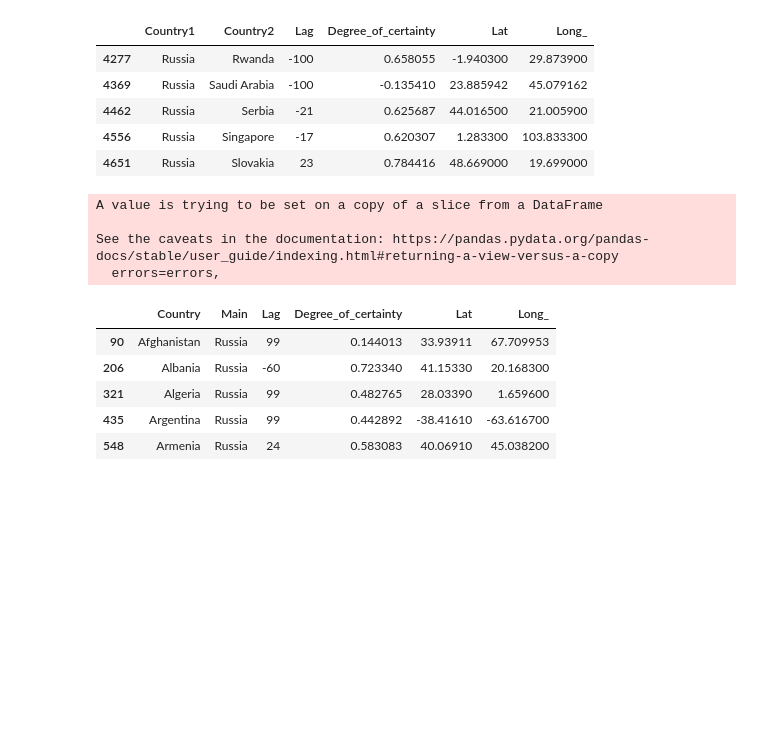
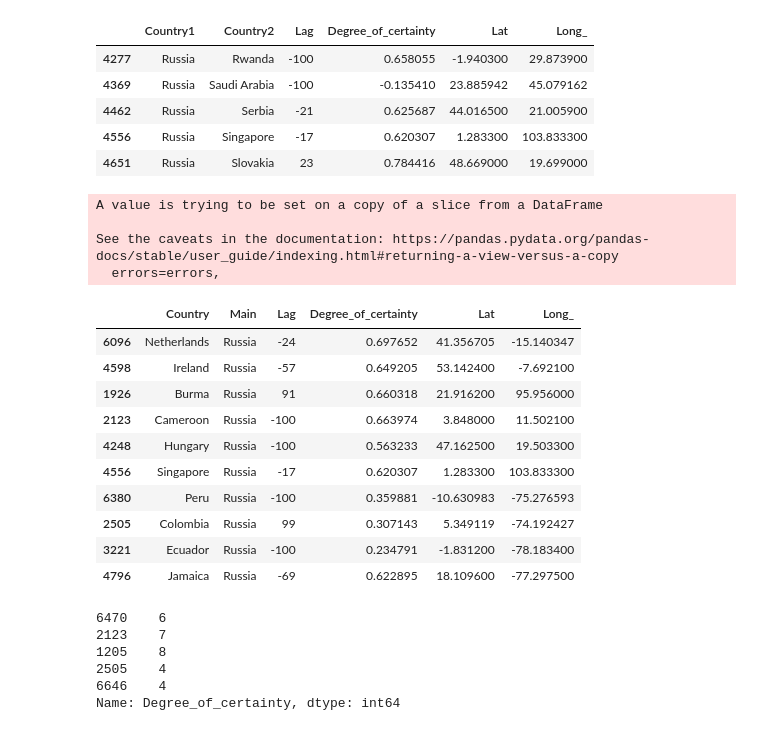
Before and after one commit to comptech-winter-school/covid19-prediction, a Jupyter notebook: Create_Vizual_Ds.ipynb, the cells around one changed output. Saved outputs shown, nothing was run; the diff lists cells and outputs as text; code cells hidden in the pictures; blank space fills up the shorter version.

```diff
--- a/Create_Vizual_Ds.ipynb
+++ b/Create_Vizual_Ds.ipynb
@@ -3,5 +3,6 @@
 # %%
 import pandas as pd
 # %%
+Country="Russia"
 ALL_DATA = "https://raw.githubusercontent.com/AntonioWanderer/covid19-prediction/visualization/graph.csv"
-COORDS="https://raw.githubusercontent.com/AntonioWanderer/covid19-prediction/visualization/coords.csv"
+COORDS="https://raw.githubusercontent.com/comptech-winter-school/covid19-prediction/visualization/coords.csv"
@@ -32,7 +28,7 @@ coords.head()
 | 4 | 4 | Angola | 97812.0 | -11.20270 | 17.873900 |
 # %%
 countries1 = df.merge(coords, left_on="Country1", right_on="Country_Region", how="inner").drop(["Confirmed", "Country_Region","Unnamed: 0"], axis=1)
-rus1=countries1[countries1["Country2"] == "Russia"]
+rus1=countries1[countries1["Country2"] == Country]
 rus1.head()
 # %% [output]
 |  | Country1 | Country2 | Lag | Degree_of_certainty | Lat | Long_ |
@@ -43,7 +39,7 @@ rus1.head()
 | 548 | Armenia | Russia | 24 | 0.583083 | 40.06910 | 45.038200 |
 # %%
 countries2 = df.merge(coords, left_on="Country2", right_on="Country_Region", how="inner").drop(["Confirmed", "Country_Region","Unnamed: 0"], axis=1)
-rus2=countries2[countries2["Country1"] == "Russia"]
+rus2=countries2[countries2["Country1"] == Country]
 rus2.head()
 # %% [output]
 |  | Country1 | Country2 | Lag | Degree_of_certainty | Lat | Long_ |
@@ -53,19 +49,23 @@ rus2.head()
 | 4556 | Russia | Singapore | -17 | 0.620307 | 1.283300 | 103.833300 |
 | 4651 | Russia | Slovakia | 23 | 0.784416 | 48.669000 | 19.699000 |
 # %%
-#rus1.reindex(columns=['Country2','Country1','Lag','Degree_of_certainty','Lat','Long_'])
 rus1.rename(columns={'Country1':'Country','Country2':'Main'},inplace=True)
 rus2.rename(columns={'Country2':'Country','Country1':'Main'},inplace=True)
 Country_list=pd.concat([rus1,rus2],axis=0)
-Country_list.head()
+Country_list.sample(10)
 # %% [output]
 A value is trying to be set on a copy of a slice from a DataFrame
 
 See the caveats in the documentation: https://pandas.pydata.org/pandas-docs/stable/user_guide/indexing.html#returning-a-view-versus-a-copy
   errors=errors,
 |  | Country | Main | Lag | Degree_of_certainty | Lat | Long_ |
-| 90 | Afghanistan | Russia | 99 | 0.144013 | 33.93911 | 67.709953 |
-| 206 | Albania | Russia | -60 | 0.723340 | 41.15330 | 20.168300 |
-| 321 | Algeria | Russia | 99 | 0.482765 | 28.03390 | 1.659600 |
-| 435 | Argentina | Russia | 99 | 0.442892 | -38.41610 | -63.616700 |
-| 548 | Armenia | Russia | 24 | 0.583083 | 40.06910 | 45.038200 |
+| 6096 | Netherlands | Russia | -24 | 0.697652 | 41.356705 | -15.140347 |
+| 4598 | Ireland | Russia | -57 | 0.649205 | 53.142400 | -7.692100 |
+| 1926 | Burma | Russia | 91 | 0.660318 | 21.916200 | 95.956000 |
+| 2123 | Cameroon | Russia | -100 | 0.663974 | 3.848000 | 11.502100 |
+| 4248 | Hungary | Russia | -100 | 0.563233 | 47.162500 | 19.503300 |
+| 4556 | Singapore | Russia | -17 | 0.620307 | 1.283300 | 103.833300 |
+| 6380 | Peru | Russia | -100 | 0.359881 | -10.630983 | -75.276593 |
+| 2505 | Colombia | Russia | 99 | 0.307143 | 5.349119 | -74.192427 |
+| 3221 | Ecuador | Russia | -100 | 0.234791 | -1.831200 | -78.183400 |
+| 4796 | Jamaica | Russia | -69 | 0.622895 | 18.109600 | -77.297500 |
@@ -74,0 +72,12 @@ rus1.to_csv('Rus_Top.csv')
+# %%
+Country_list.loc[Country_list['Degree_of_certainty'] < 0,'Degree_of_certainty'] = 0
+
+Country_list['Degree_of_certainty'] = (Country_list['Degree_of_certainty']*9 + 1).apply(round)
+Country_list['Degree_of_certainty'].sample(5)
+# %% [output]
+6470    6
+2123    7
+1205    8
+2505    4
+6646    4
+Name: Degree_of_certainty, dtype: int64
```
Also changed, not shown: parts of 13 cells of this notebook.
